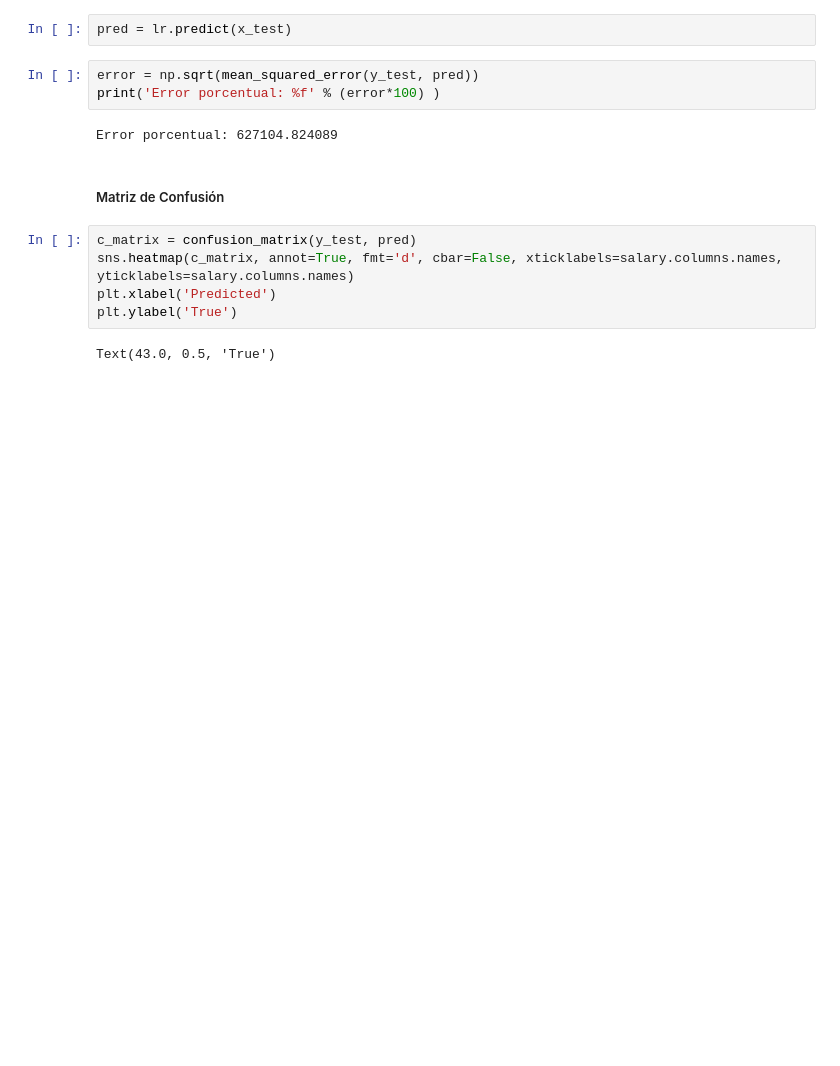
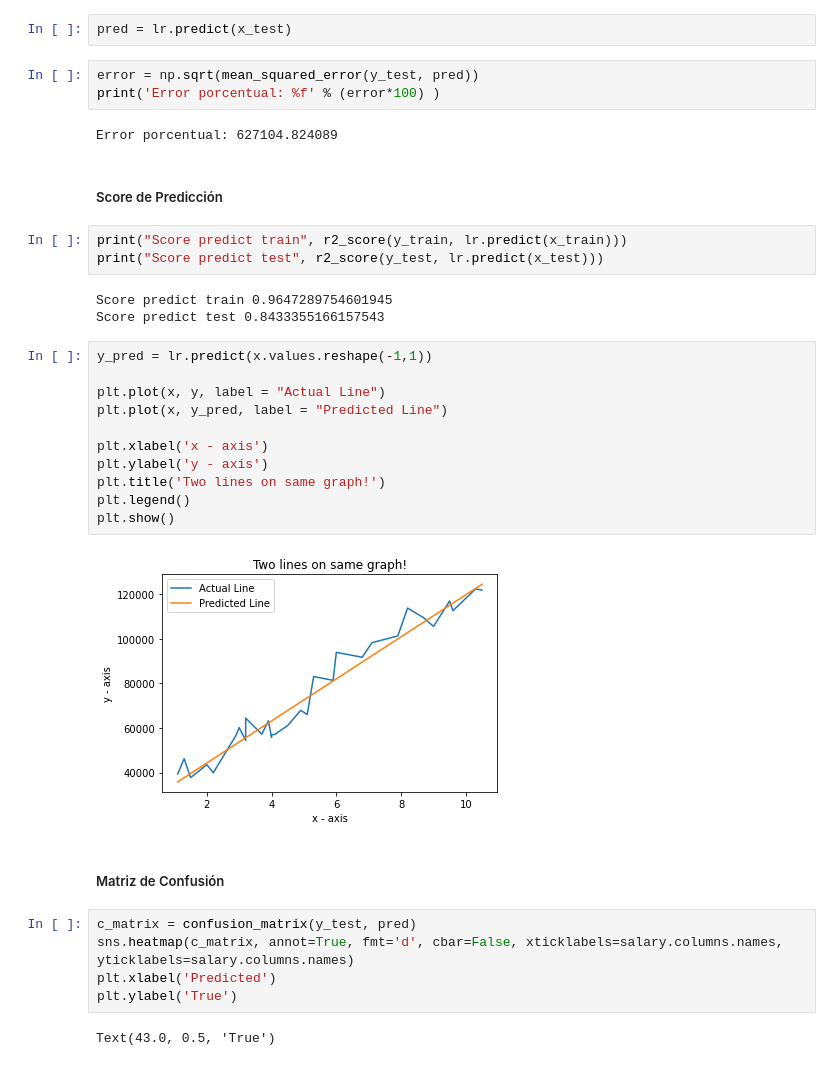
Before and after one commit to carlos-paezf/ML_Python, a Jupyter notebook: Primer_Corte/P1T8_S1_Evaluacion.ipynb, the cells around one changed output. Saved outputs shown, nothing was run; the diff lists cells and outputs as text; blank space fills up the shorter version.

```diff
--- a/Primer_Corte/P1T8_S1_Evaluacion.ipynb
+++ b/Primer_Corte/P1T8_S1_Evaluacion.ipynb
@@ -138,6 +155,27 @@ error = np.sqrt(mean_squared_error(y_test, pred))
 print('Error porcentual: %f' % (error*100) )
 # %% [output]
 Error porcentual: 627104.824089
+# %% [markdown]
+##### Score de Predicción
+# %%
+print("Score predict train", r2_score(y_train, lr.predict(x_train)))
+print("Score predict test", r2_score(y_test, lr.predict(x_test)))
+# %% [output]
+Score predict train 0.9647289754601945
+Score predict test 0.8433355166157543
+# %%
+y_pred = lr.predict(x.values.reshape(-1,1))
+
+plt.plot(x, y, label = "Actual Line")
+plt.plot(x, y_pred, label = "Predicted Line")
+
+plt.xlabel('x - axis')
+plt.ylabel('y - axis')
+plt.title('Two lines on same graph!')
+plt.legend()
+plt.show()
+# %% [output]
+[figure, added]
 # %% [markdown]
 ##### Matriz de Confusión
 # %%
```
Also changed, not shown: parts of 14 cells of this notebook.
